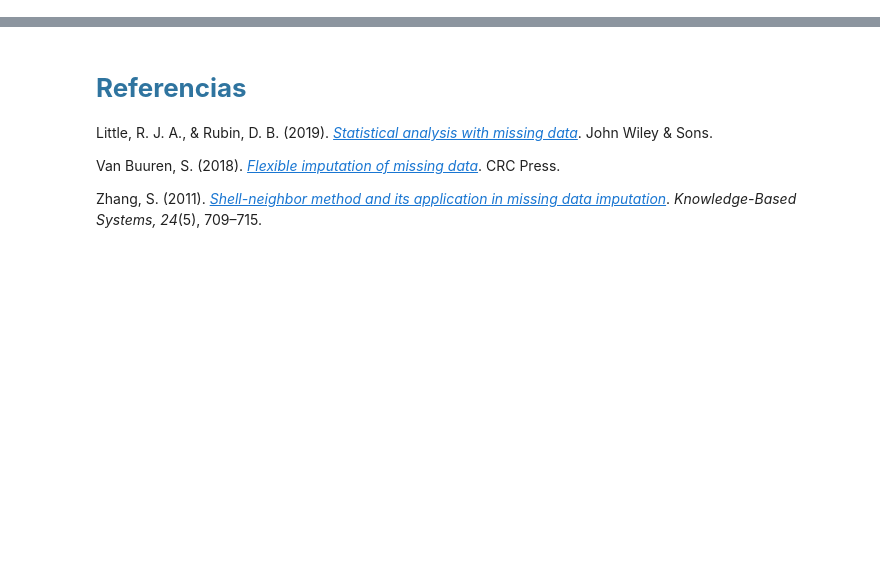
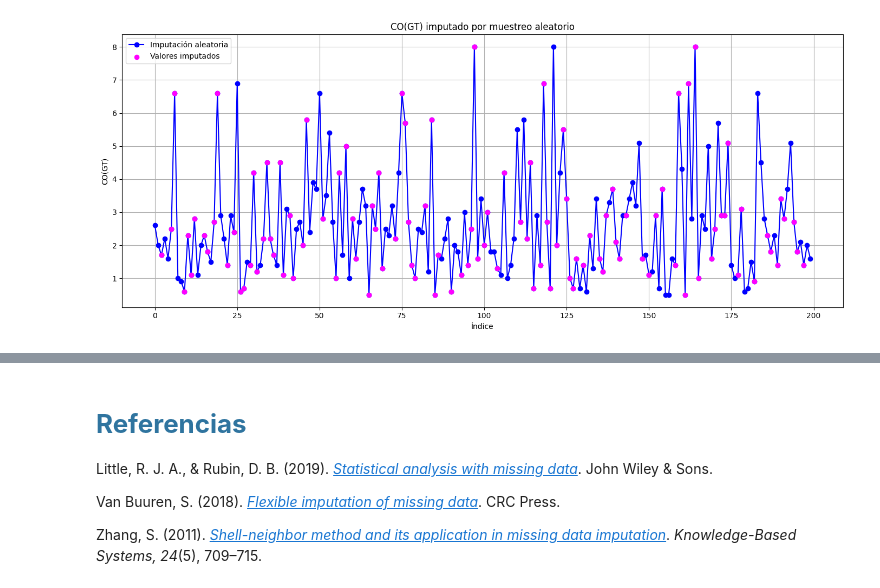
Before and after one commit to mariabda2/intro_data_2026, a Jupyter notebook: FCD_U4_1_imputacion.ipynb, the cells around one changed output, grey strips where cells are left out. Saved outputs shown, nothing was run; the diff lists cells and outputs as text; code cells hidden in the pictures; blank space fills up the shorter version.

```diff
--- a/FCD_U4_1_imputacion.ipynb
+++ b/FCD_U4_1_imputacion.ipynb
@@ -161,0 +624,26 @@ La imputación no consiste únicamente en “rellenar vacíos”, sino en **pres
+# %%
+# Imputación por muestreo aleatorio
+valores_validos = df_200['CO(GT)'].dropna().values
+np.random.seed(123)  # Para reproducibilidad
+valores_imputados = np.random.choice(valores_validos, size=df_200['CO(GT)'].isna().sum(), replace=True)
+
+# Crear nueva columna con imputación
+df_200['CO_Random'] = df_200['CO(GT)'].copy()
+df_200.loc[df_200['CO(GT)'].isna(), 'CO_Random'] = valores_imputados
+
+# Identificar los valores imputados
+imputados_random = df_200['CO(GT)'].isna()
+
+# Graficar
+plt.figure(figsize=(14, 6))
+plt.plot(df_200.index, df_200['CO_Random'], label='Imputación aleatoria', color='blue', marker='o')
+plt.scatter(df_200.index[imputados_random], df_200['CO_Random'][imputados_random], color='magenta', label='Valores imputados', zorder=5)
+plt.title('CO(GT) imputado por muestreo aleatorio')
+plt.xlabel('Índice')
+plt.ylabel('CO(GT)')
+plt.legend(loc='upper left')
+plt.grid(True)
+plt.tight_layout()
+plt.show()
+# %% [output]
+[figure, added]
```
Also changed, not shown: parts of 28 cells of this notebook, 5 other files.
